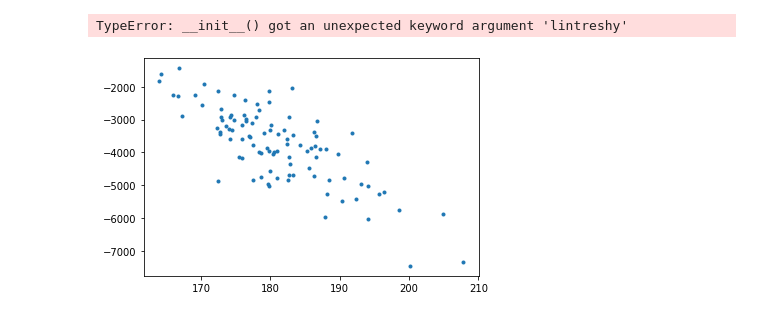
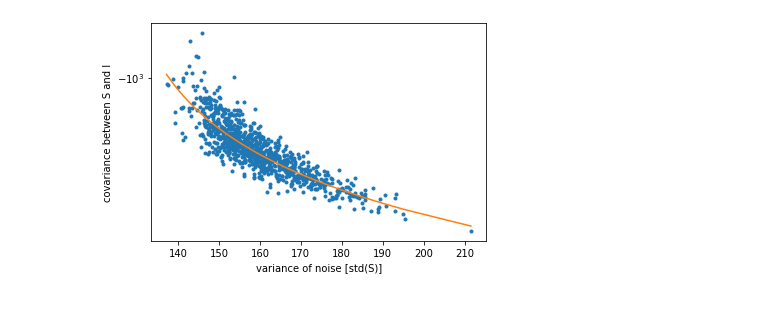
Before and after one commit to JaccovanWijk/CLSIntro2, a Jupyter notebook: File_Lars.ipynb, the cells around one changed output. Saved outputs shown, nothing was run; the diff lists cells and outputs as text; code cells hidden in the pictures.

Commit message:
includes hallmark: covariance
updated parameters SIR_import run

```diff
--- a/File_Lars.ipynb
+++ b/File_Lars.ipynb
@@ -148,28 +125,35 @@ def SIR_import(n, max_t, beta, gamma, mu, epsilon):
 # %%
 
-beta = 0.75
-gamma = 0.25
-mu = 0.05
+beta = 2
+gamma = 0.5
+mu = 0.1
 population = 1000
 max_t = 60
+epsilon = 5.5 * 10 ** (-5) * np.sqrt(population)
 covlist= []
 noiselist = []
 
 
-for i in range(100):
-    S, I, R, T = SIR_demo(population, max_t, beta, gamma, mu)
+for i in range(1000):
+    S, I, R, T, Ext = SIR_import(population, max_t, beta, gamma, mu, epsilon)
     cov = np.cov(S, I)[0, 1]
     covlist.append(cov)
     noise = np.std(S)
     noiselist.append(noise)
 
 
+m, b = np.polyfit(noiselist, covlist, 1)  # fit line through data
+
+x = np.sort(np.array(noiselist))
+
 plt.figure()
 plt.plot(noiselist, covlist, '.')
-plt.yscale('symlog', lintreshy=0.01)
-plt.ylim(np.min(covlist)*1.5, 0)
-plt.xlim(2*np.exp()**2)
+plt.plot(x, m*x+b)
+#plt.xscale('symlog')
+plt.yscale('symlog', linthresh=0.01)
+#plt.ylim(np.min(covlist)*1.5, 0)
+plt.xlabel('variance of noise [std(S)]')
+plt.ylabel('covariance between S and I')
 plt.show()
 # %% [output]
-TypeError: __init__() got an unexpected keyword argument 'lintreshy'
-[figure, old version]
+[figure, new version]
```
Also changed, not shown: parts of 2 cells of this notebook, 1 other file.
